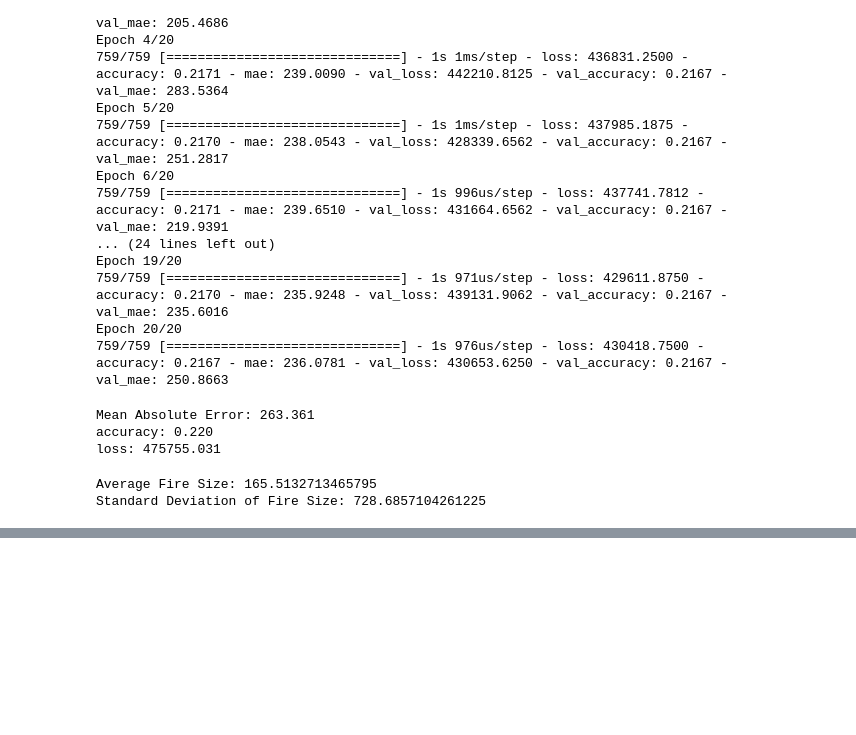
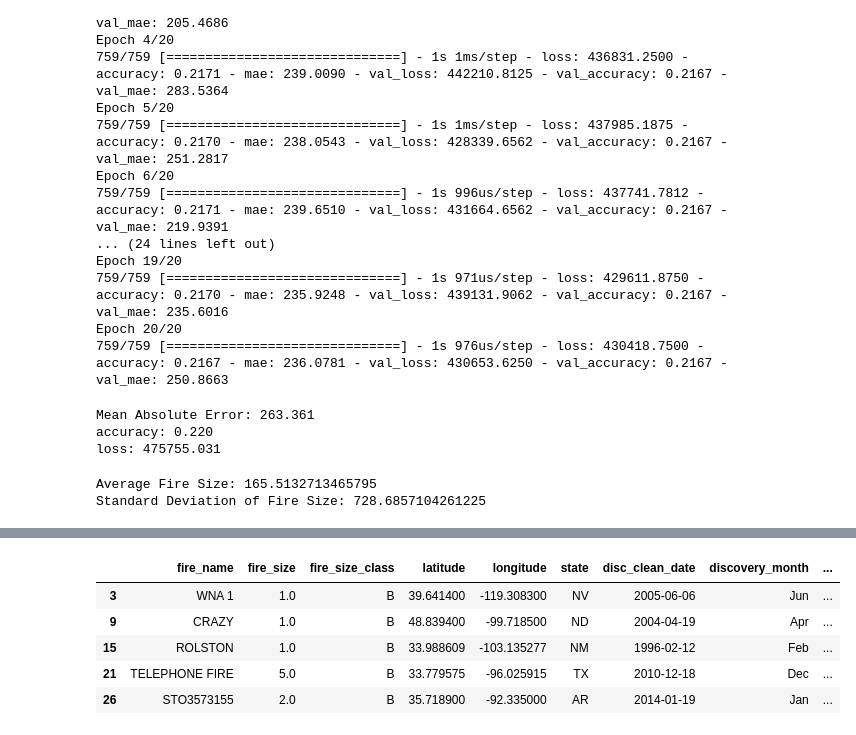
Before and after one commit to akhileshappala/Masters-Datamining-project, a Jupyter notebook: combined data set/combined-fire-area-prediction-without region.ipynb, the cells around one changed output, grey strips where cells are left out. Saved outputs shown, nothing was run; the diff lists cells and outputs as text; code cells hidden in the pictures; blank space fills up the shorter version.

```diff
--- a/combined data set/combined-fire-area-prediction-without region.ipynb
+++ b/combined data set/combined-fire-area-prediction-without region.ipynb
@@ -403,0 +426,10 @@ Standard Deviation of Fire Size: 728.6857104261225
+# %%
+df.dropna(axis='rows', how='any', inplace=True)
+df.head()
+# %% [output]
+|  | fire_name | fire_size | fire_size_class | latitude | longitude | state | disc_clean_date | discovery_month | ... |
+| 3 | WNA 1 | 1.0 | B | 39.641400 | -119.308300 | NV | 2005-06-06 | Jun | ... |
+| 9 | CRAZY | 1.0 | B | 48.839400 | -99.718500 | ND | 2004-04-19 | Apr | ... |
+| 15 | ROLSTON | 1.0 | B | 33.988609 | -103.135277 | NM | 1996-02-12 | Feb | ... |
+| 21 | TELEPHONE FIRE | 5.0 | B | 33.779575 | -96.025915 | TX | 2010-12-18 | Dec | ... |
+| 26 | STO3573155 | 2.0 | B | 35.718900 | -92.335000 | AR | 2014-01-19 | Jan | ... |
```
Also changed, not shown: parts of 12 cells of this notebook.
